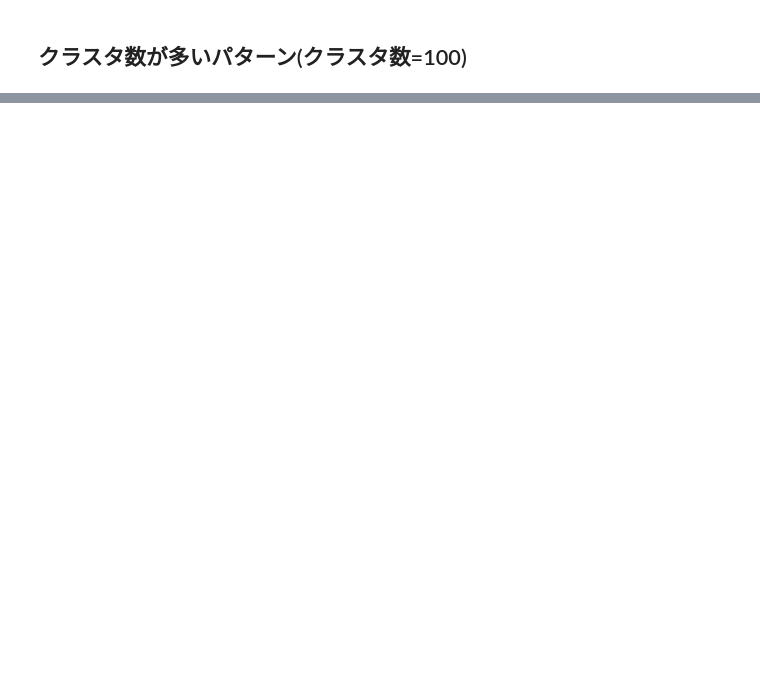
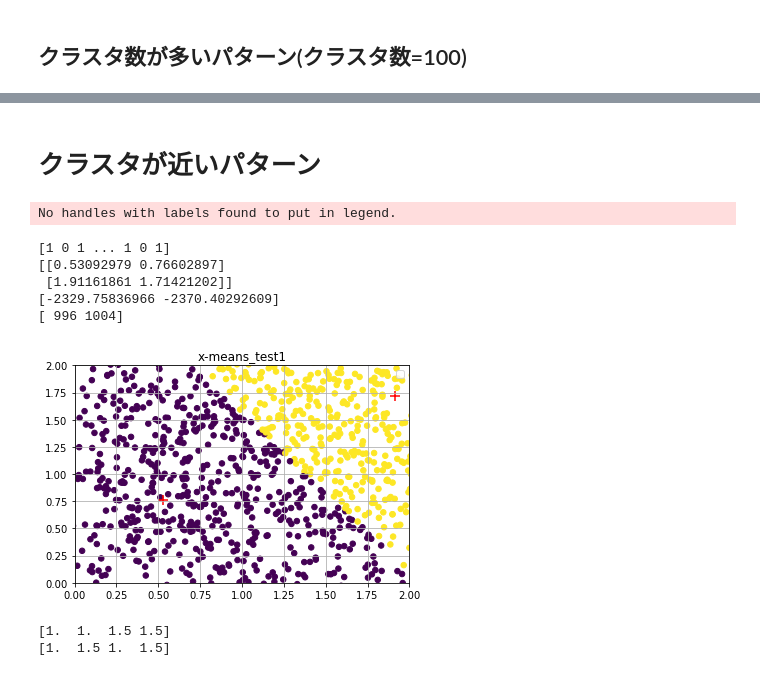
Before and after one commit to StoneRIeverKS/clustering_scripts, a Jupyter notebook: X-means_basis.ipynb, the cells around one changed output, grey strips where cells are left out. Cells and saved outputs as stored; diff of their text form; code cells hidden in the pictures; blank space fills up the shorter version.

```diff
--- a/X-means_basis.ipynb
+++ b/X-means_basis.ipynb
@@ -216,0 +322,46 @@ array([ 1,  1,  1,  1,  1,  1,  1,  1,  1,  1,  2,  2,  2,  2,  2,  2,  2,
+# %% [markdown]
+# クラスタが近いパターン
+# %%
+if __name__ == "__main__":
+    import matplotlib.pyplot as plt
+
+    # データの準備
+    x = np.array([np.random.normal(loc, 1, 500) for loc in np.repeat([1, 1.5], 2)]).flatten() #ランダムな2000個の数を生成
+    y = np.array([np.random.normal(loc, 1, 500) for loc in np.tile([1, 1.5], 2)]).flatten() #ランダムな2000個の数を生成
+        #np.repeat([1, 2], 2)の出力結果は1,1,2,2
+        #np.tile([1, 2], 2)の出力結果は1,2,1,2
+        #np.random.normal(平均, 標準偏差, 出力配列のサイズ)
+        #flattenは多次元配列を1次元に直すメソッド
+
+
+    # クラスタリングの実行
+    x_means = XMeans(random_state = 1).fit(np.c_[x,y])
+    print(x_means.labels_)
+    print(x_means.cluster_centers_)
+    print(x_means.cluster_log_likelihoods_)
+    print(x_means.cluster_sizes_)
+
+    # 結果をプロット
+    plt.rcParams["font.family"] = "Hiragino Kaku Gothic Pro"
+    plt.scatter(x, y, c = x_means.labels_, s = 30)
+    plt.scatter(x_means.cluster_centers_[:,0], x_means.cluster_centers_[:,1], c = "r", marker = "+", s = 100)
+    plt.xlim(0, 2)
+    plt.ylim(0, 2)
+    plt.title("x-means_test1")
+    plt.legend()
+    plt.grid()
+    plt.show()
+# %% [output]
+No handles with labels found to put in legend.
+[1 0 1 ... 1 0 1]
+[[0.53092979 0.76602897]
+ [1.91161861 1.71421202]]
+[-2329.75836966 -2370.40292609]
+[ 996 1004]
+[figure, added]
+# %%
+print(np.repeat([1, 1.5], 2))
+print(np.tile([1, 1.5], 2))
+# %% [output]
+[1.  1.  1.5 1.5]
+[1.  1.5 1.  1.5]
```
Also changed, not shown: parts of 14 cells of this notebook, 2 other files.
